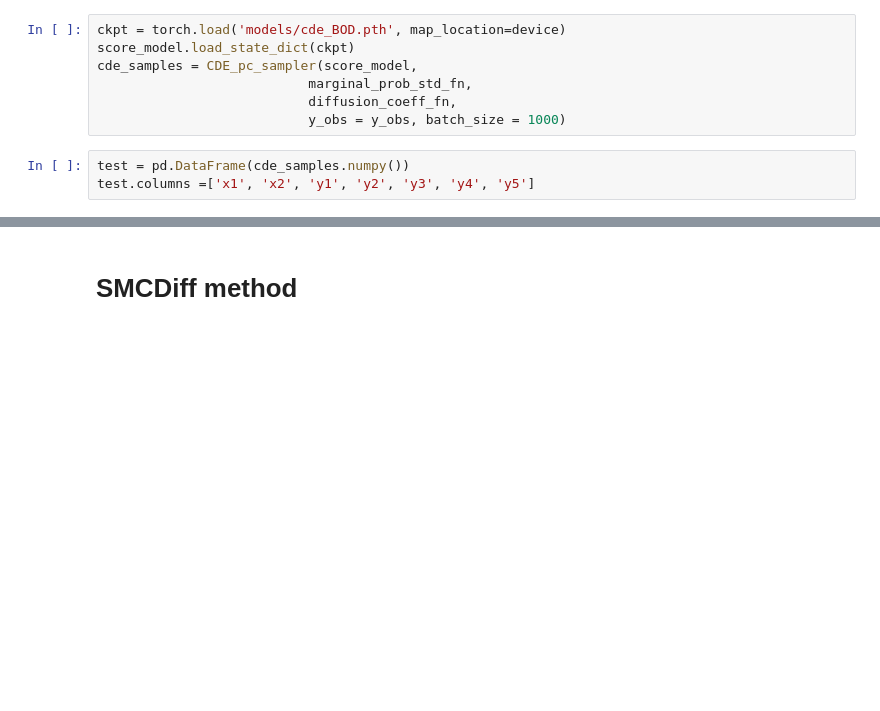
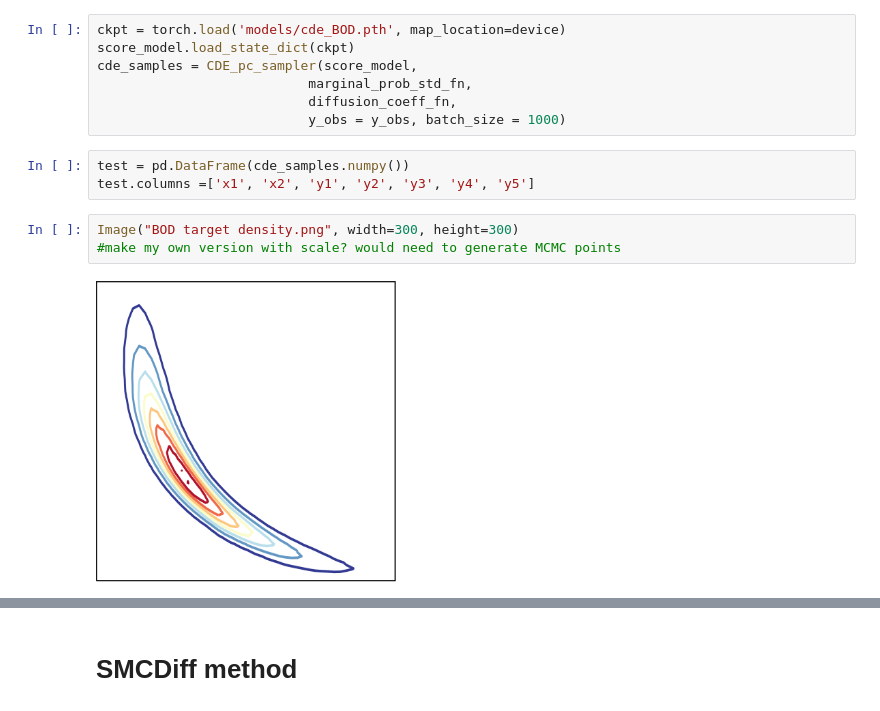
Before and after one commit to harrya32/conditional_diffusion_simulation, a Jupyter notebook: BOD example.ipynb, the cells around one changed output, grey strips where cells are left out. Drawn from its saved outputs; the diff is of its cells as text; blank space fills up the shorter version.

```diff
--- a/BOD example.ipynb
+++ b/BOD example.ipynb
@@ -617,6 +580,11 @@ cde_samples = CDE_pc_sampler(score_model,
 # %%
 test = pd.DataFrame(cde_samples.numpy())
 test.columns =['x1', 'x2', 'y1', 'y2', 'y3', 'y4', 'y5']
+# %%
+Image("BOD target density.png", width=300, height=300)
+#make my own version with scale? would need to generate MCMC points
+# %% [output]
+[figure, added]
 # %%
 sns.displot(test, x ='x1', y='x2', kind="kde")
 # %% [output]
```
Also changed, not shown: parts of 40 cells of this notebook, 2 other files.
